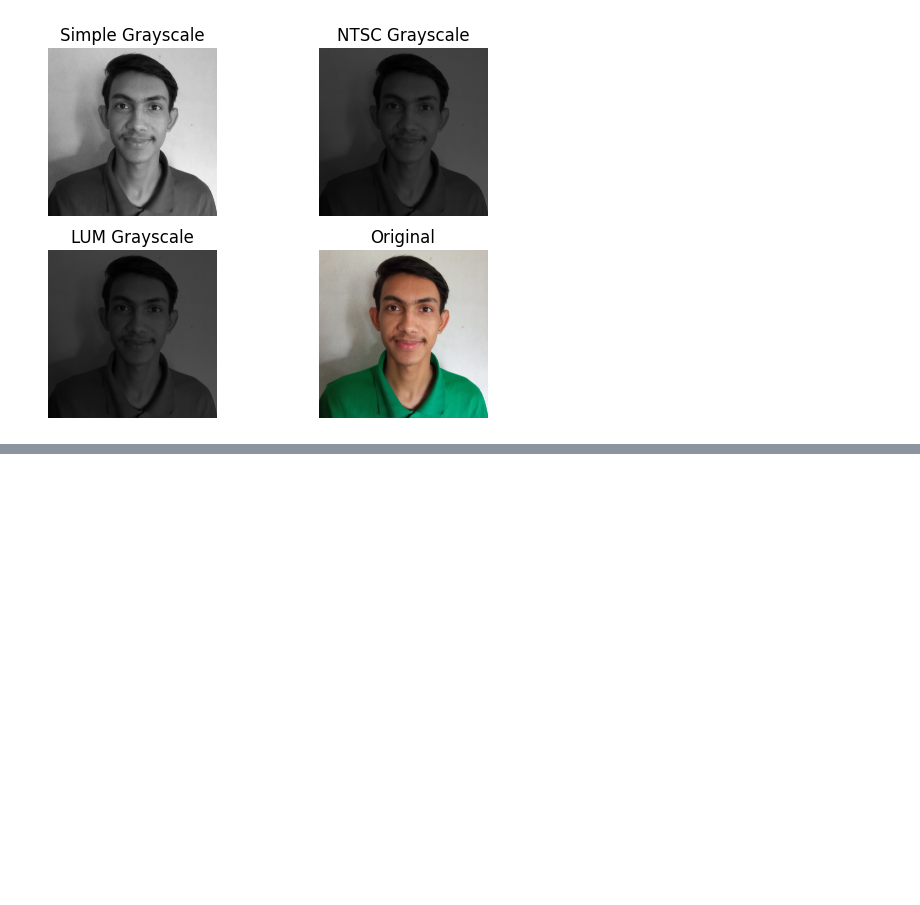
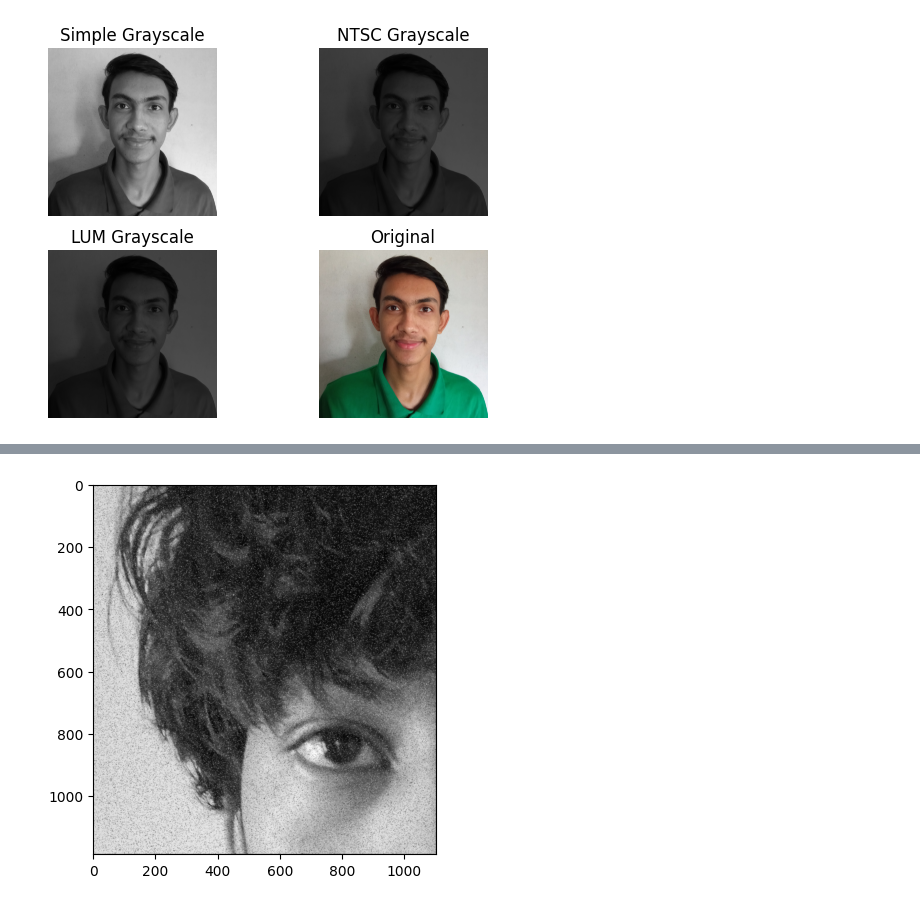
Before and after one commit to Arktetra/improc, a Jupyter notebook: notebooks/roshan_lab_1.ipynb, the cells around one changed output, grey strips where cells are left out. Saved outputs shown, nothing was run; the diff lists cells and outputs as text; code cells hidden in the pictures; blank space fills up the shorter version.

```diff
--- a/notebooks/roshan_lab_1.ipynb
+++ b/notebooks/roshan_lab_1.ipynb
@@ -108,0 +234,7 @@ mtpplt.show()
+# %%
+gaussian_kernel = np.array([
+    [1.0 / 16, 2.0 / 16, 1.0 / 16],
+    [2.0 / 16, 4.0 / 16, 2.0 / 16],
+    [1.0 / 16, 2.0 / 16, 1.0 / 16]
+])
+smooth_gauss = conv2d(noisy_img, gaussian_kernel)
@@ -108,0 +262,5 @@ mtpplt.show()
+# %%
+mpl.imshow(smooth_gauss, cmap="gray")
+mpl.imsave("temp.png", smooth_gauss)
+# %% [output]
+[figure, added]
```
Also changed, not shown: parts of 16 cells of this notebook, 2 other files.
